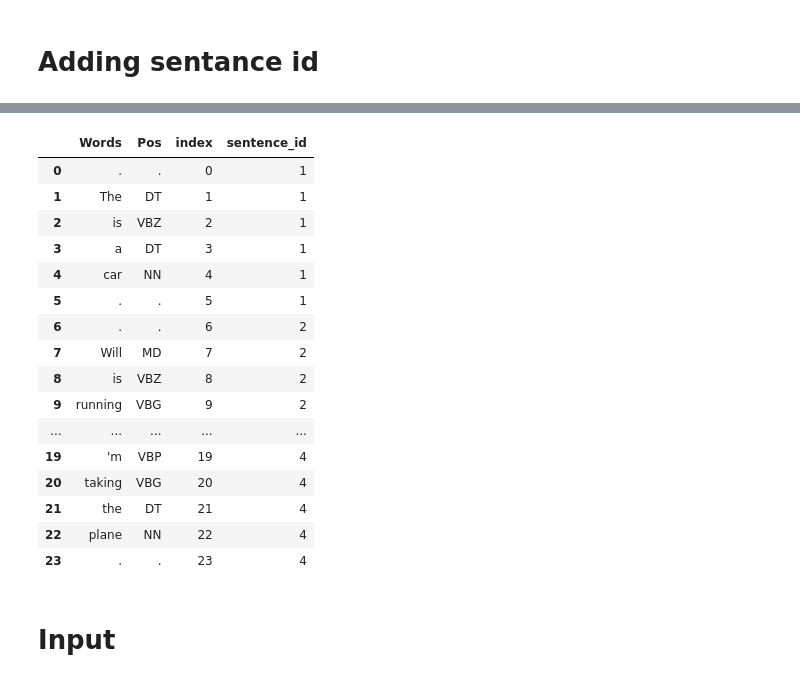
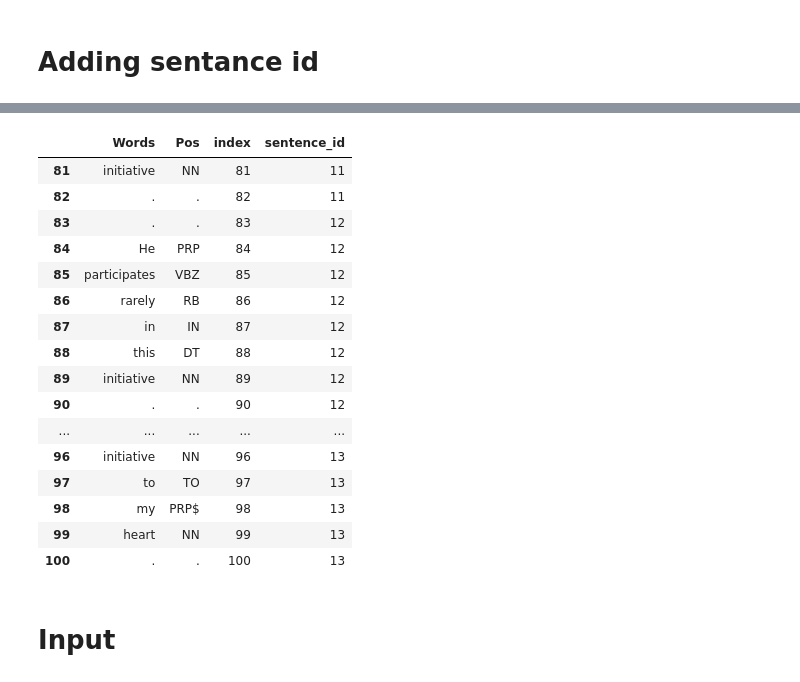
Before and after one commit to AbdulmagedALKHULAIFI/phraser, a Jupyter notebook: Phraser.ipynb, the cells around one changed output, grey strips where cells are left out. Cells and saved outputs as stored; diff of their text form; code cells hidden in the pictures.

```diff
--- a/Phraser.ipynb
+++ b/Phraser.ipynb
@@ -143,25 +164,25 @@ A value is trying to be set on a copy of a slice from a DataFrame
 See the caveats in the documentation: https://pandas.pydata.org/pandas-docs/stable/user_guide/indexing.html#returning-a-view-versus-a-copy
   df['sentence_id'][(df['index']>=exa[0]) & (df['index']<=exa[1] )] = i
 # %%
-df
+df.tail(20)
 # %% [output]
 |  | Words | Pos | index | sentence_id |
-| 0 | . | . | 0 | 1 |
-| 1 | The | DT | 1 | 1 |
-| 2 | is | VBZ | 2 | 1 |
-| 3 | a | DT | 3 | 1 |
-| 4 | car | NN | 4 | 1 |
-| 5 | . | . | 5 | 1 |
-| 6 | . | . | 6 | 2 |
-| 7 | Will | MD | 7 | 2 |
-| 8 | is | VBZ | 8 | 2 |
-| 9 | running | VBG | 9 | 2 |
+| 81 | initiative | NN | 81 | 11 |
+| 82 | . | . | 82 | 11 |
+| 83 | . | . | 83 | 12 |
+| 84 | He | PRP | 84 | 12 |
+| 85 | participates | VBZ | 85 | 12 |
+| 86 | rarely | RB | 86 | 12 |
+| 87 | in | IN | 87 | 12 |
+| 88 | this | DT | 88 | 12 |
+| 89 | initiative | NN | 89 | 12 |
+| 90 | . | . | 90 | 12 |
 | ... | ... | ... | ... | ... |
-| 19 | 'm | VBP | 19 | 4 |
-| 20 | taking | VBG | 20 | 4 |
-| 21 | the | DT | 21 | 4 |
-| 22 | plane | NN | 22 | 4 |
-| 23 | . | . | 23 | 4 |
+| 96 | initiative | NN | 96 | 13 |
+| 97 | to | TO | 97 | 13 |
+| 98 | my | PRP$ | 98 | 13 |
+| 99 | heart | NN | 99 | 13 |
+| 100 | . | . | 100 | 13 |
 # %% [markdown]
 # Input
 # %%
```
Also changed, not shown: parts of 33 cells of this notebook, 2 other files.
